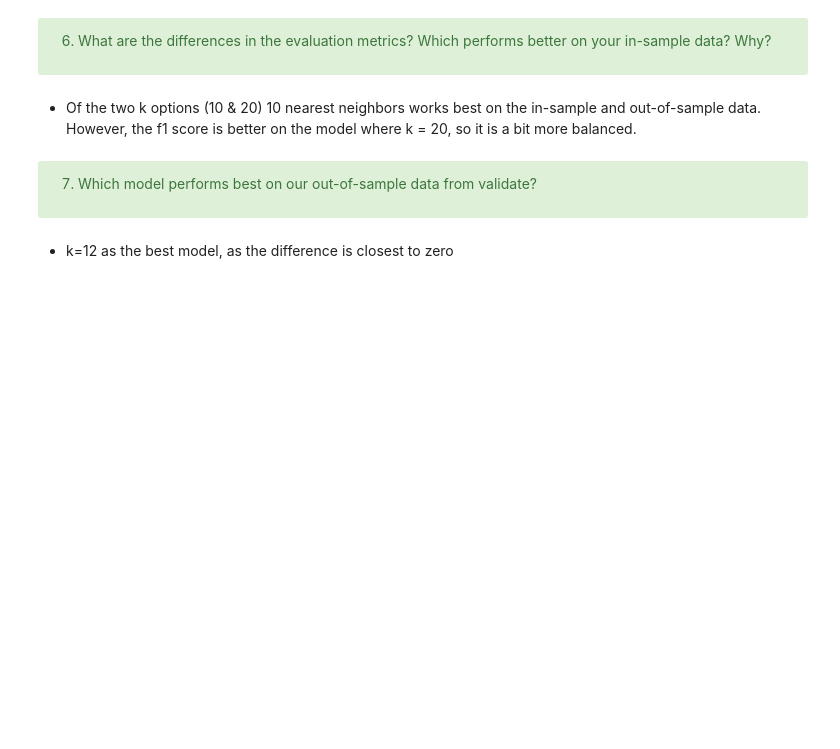
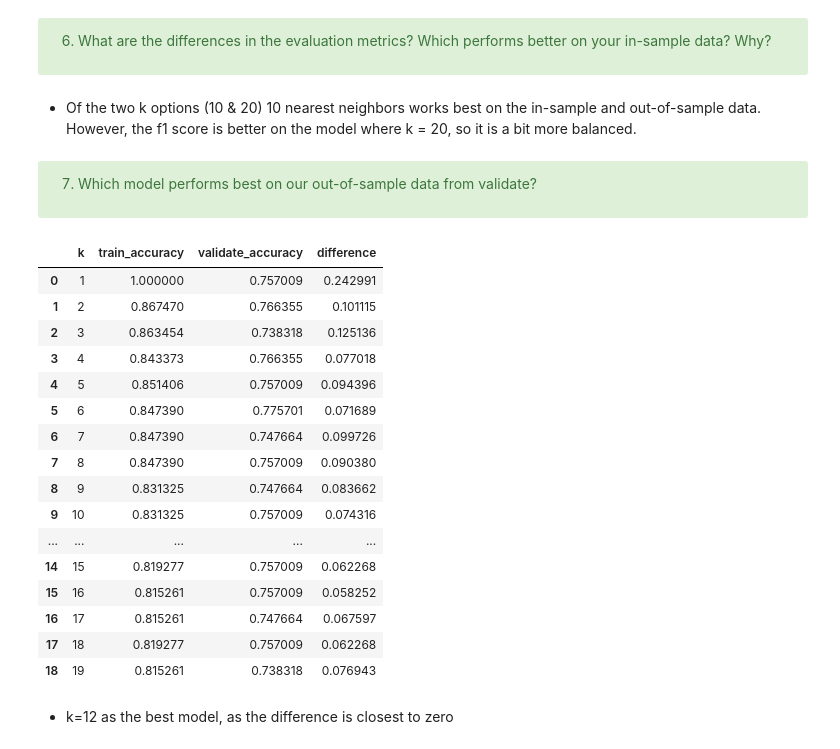
Before and after one commit to CodeupClassroom/somerville-classification-exercises, a Jupyter notebook: knn_model.ipynb, the cells around one changed output. Cells and saved outputs as stored; diff of their text form; code cells hidden in the pictures; blank space fills up the shorter version.

```diff
--- a/knn_model.ipynb
+++ b/knn_model.ipynb
@@ -311,24 +311,42 @@ f1-score     0.855305    0.759358  0.819277    0.807332      0.816387
 # %%
 metrics = []
 
-for k in range(1,21):
+for k in range(1,20):
     knn, y_train_pred, y_val_pred = knn_scale_fit_predict(k, X_train,
                                                     y_train,
                                                     X_val)
     train_acc = knn.score(X_train, y_train)
     val_acc = knn.score(X_val, y_val)
 
     output = {
             "k": k,
             "train_accuracy": train_acc,
             "validate_accuracy": val_acc
     }
 
     metrics.append(output)
 
 eval_df = pd.DataFrame(metrics)
 eval_df['difference'] = eval_df['train_accuracy'] - eval_df['validate_accuracy']
 
 eval_df
+# %% [output]
+|  | k | train_accuracy | validate_accuracy | difference |
+| 0 | 1 | 1.000000 | 0.757009 | 0.242991 |
+| 1 | 2 | 0.867470 | 0.766355 | 0.101115 |
+| 2 | 3 | 0.863454 | 0.738318 | 0.125136 |
+| 3 | 4 | 0.843373 | 0.766355 | 0.077018 |
+| 4 | 5 | 0.851406 | 0.757009 | 0.094396 |
+| 5 | 6 | 0.847390 | 0.775701 | 0.071689 |
+| 6 | 7 | 0.847390 | 0.747664 | 0.099726 |
+| 7 | 8 | 0.847390 | 0.757009 | 0.090380 |
+| 8 | 9 | 0.831325 | 0.747664 | 0.083662 |
+| 9 | 10 | 0.831325 | 0.757009 | 0.074316 |
+| ... | ... | ... | ... | ... |
+| 14 | 15 | 0.819277 | 0.757009 | 0.062268 |
+| 15 | 16 | 0.815261 | 0.757009 | 0.058252 |
+| 16 | 17 | 0.815261 | 0.747664 | 0.067597 |
+| 17 | 18 | 0.819277 | 0.757009 | 0.062268 |
+| 18 | 19 | 0.815261 | 0.738318 | 0.076943 |
 # %% [markdown]
 * k=12 as the best model, as the difference is closest to zero
```
